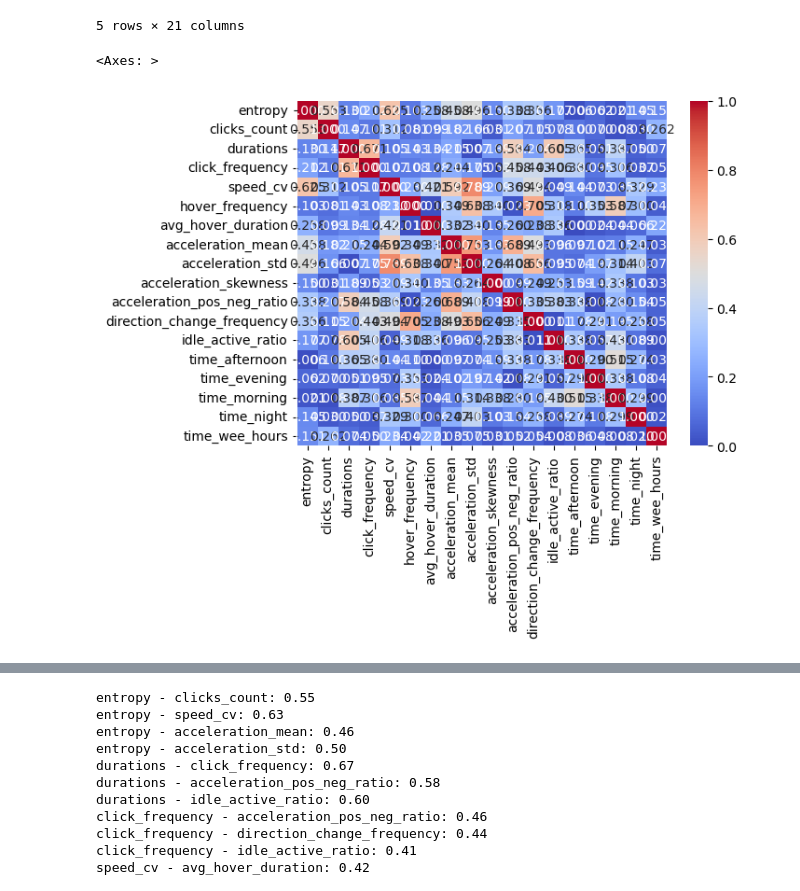
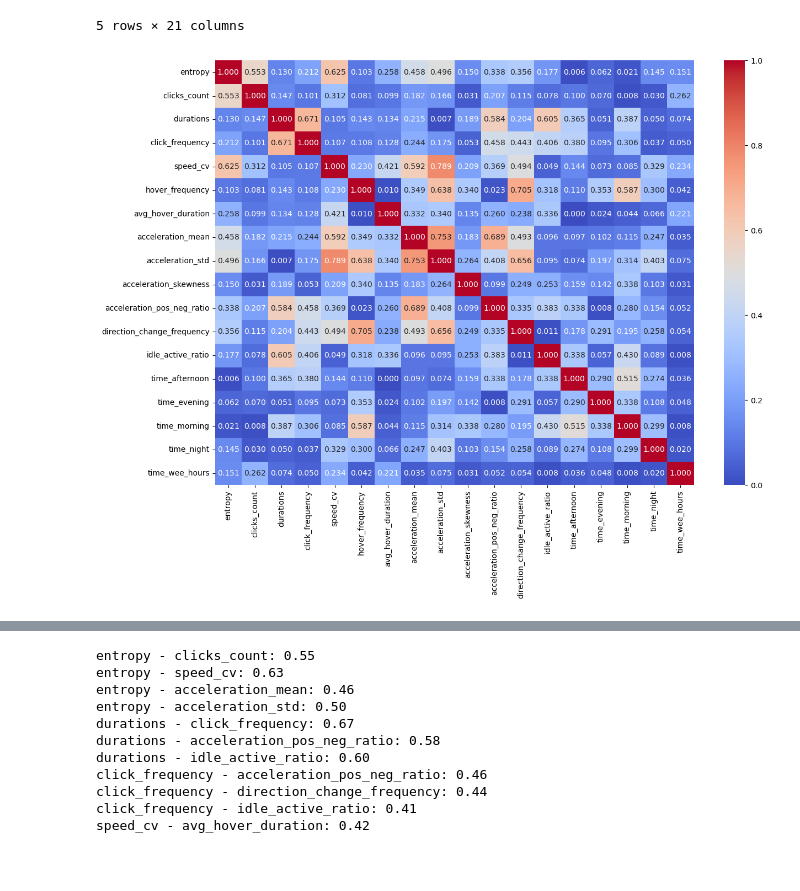
Before and after one commit to cherrydrunk/DSA4263-automated-fraud, a Jupyter notebook: notebooks/features_analysis.ipynb, the cells around one changed output, grey strips where cells are left out. Saved outputs shown, nothing was run; the diff lists cells and outputs as text; code cells hidden in the pictures; blank space fills up the shorter version.

```diff
--- a/notebooks/features_analysis.ipynb
+++ b/notebooks/features_analysis.ipynb
@@ -16,11 +16,13 @@ data.head()
 | 4 | 0i5kvpslrq3vb6u8ff2kuejv0v | 3.4528 | 16 | 460995 | 0.0000 | 0.5082 | 0.8952 | ... |
 5 rows × 21 columns
 # %%
+plt.figure(figsize=(14, 10))  # width=12 inches, height=8 inches
+
 corr_matrix = data[[column for column in list(data.columns) if column != 'label' and column!= 'session_id' and column != 'new_label']].corr().abs()
 sns.heatmap(corr_matrix, annot=True, fmt='.3f', cmap='coolwarm', vmin=0, vmax=1)
+plt.show()
 # %% [output]
-<Axes: >
-[figure, old version]
+[figure, new version]
 # %%
 corr_matrix
 # %% [output]
```
Also changed, not shown: parts of 1 cell of this notebook.
